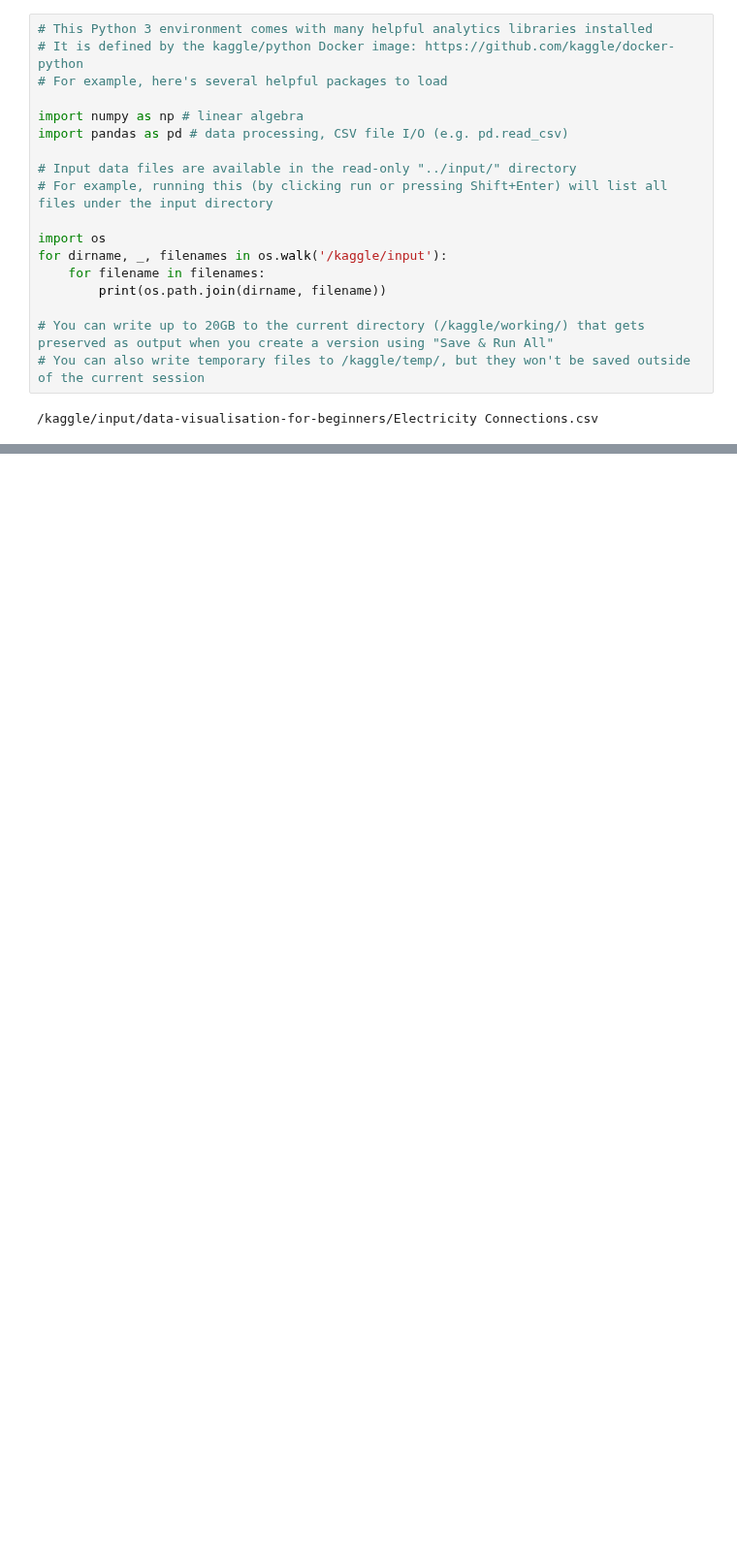
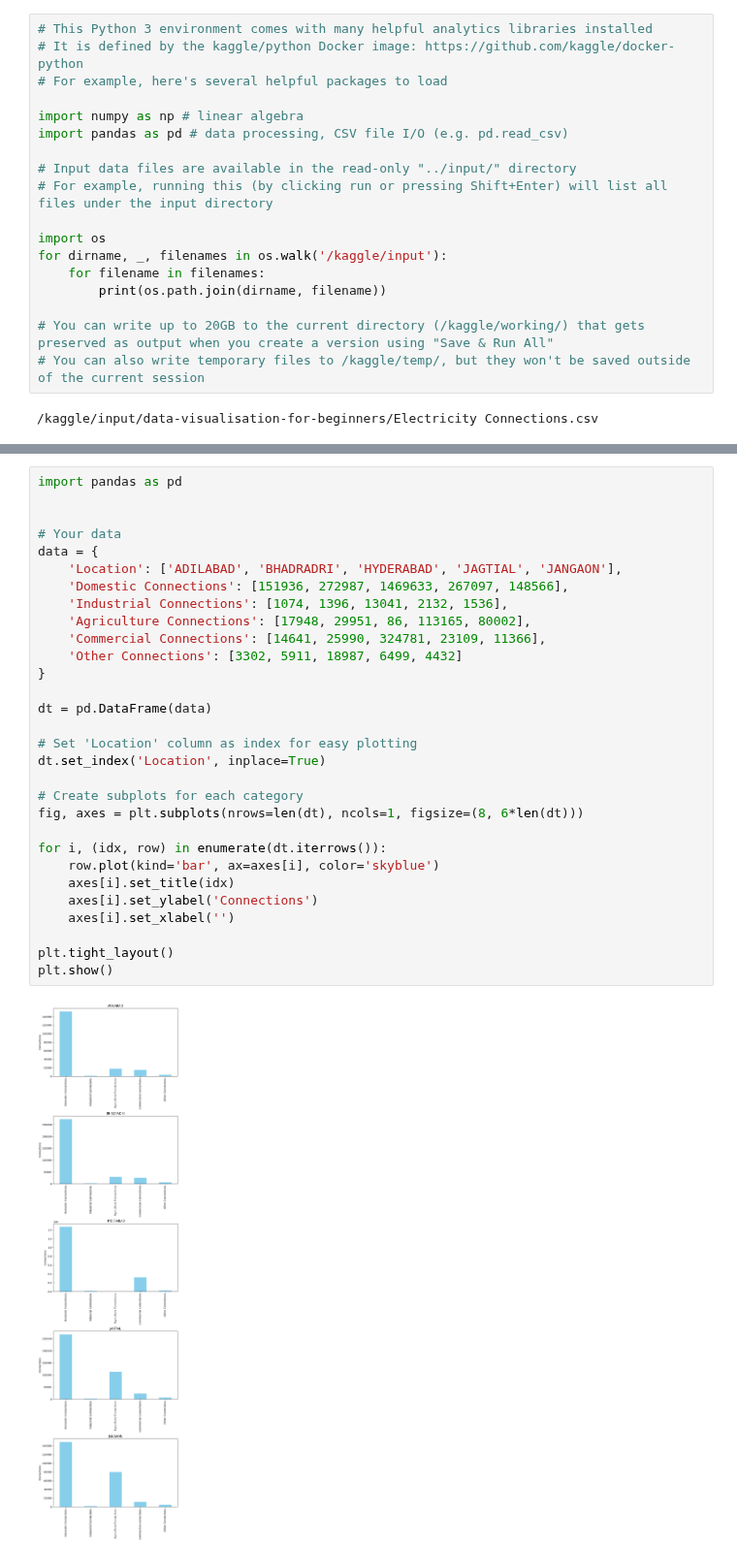
Before and after one commit to mngugi/Code_3_Camp, a Jupyter notebook: electricity-connections.ipynb, the cells around one changed output, grey strips where cells are left out. Shown at 97% size. Drawn from its saved outputs; the diff is of its cells as text; blank space fills up the shorter version.

```diff
--- a/electricity-connections.ipynb
+++ b/electricity-connections.ipynb
@@ -31,0 +78,32 @@ dt.head()
+# %%
+import pandas as pd
+
+
+# Your data
+data = {
+    'Location': ['ADILABAD', 'BHADRADRI', 'HYDERABAD', 'JAGTIAL', 'JANGAON'],
+    'Domestic Connections': [151936, 272987, 1469633, 267097, 148566],
+    'Industrial Connections': [1074, 1396, 13041, 2132, 1536],
+    'Agriculture Connections': [17948, 29951, 86, 113165, 80002],
+    'Commercial Connections': [14641, 25990, 324781, 23109, 11366],
+    'Other Connections': [3302, 5911, 18987, 6499, 4432]
+}
+
+dt = pd.DataFrame(data)
+
+# Set 'Location' column as index for easy plotting
+dt.set_index('Location', inplace=True)
+
+# Create subplots for each category
+fig, axes = plt.subplots(nrows=len(dt), ncols=1, figsize=(8, 6*len(dt)))
+
+for i, (idx, row) in enumerate(dt.iterrows()):
+    row.plot(kind='bar', ax=axes[i], color='skyblue')
+    axes[i].set_title(idx)
+    axes[i].set_ylabel('Connections')
+    axes[i].set_xlabel('')
+
+plt.tight_layout()
+plt.show()
+# %% [output]
+[figure, added]
```
Also changed, not shown: parts of 4 cells of this notebook.
